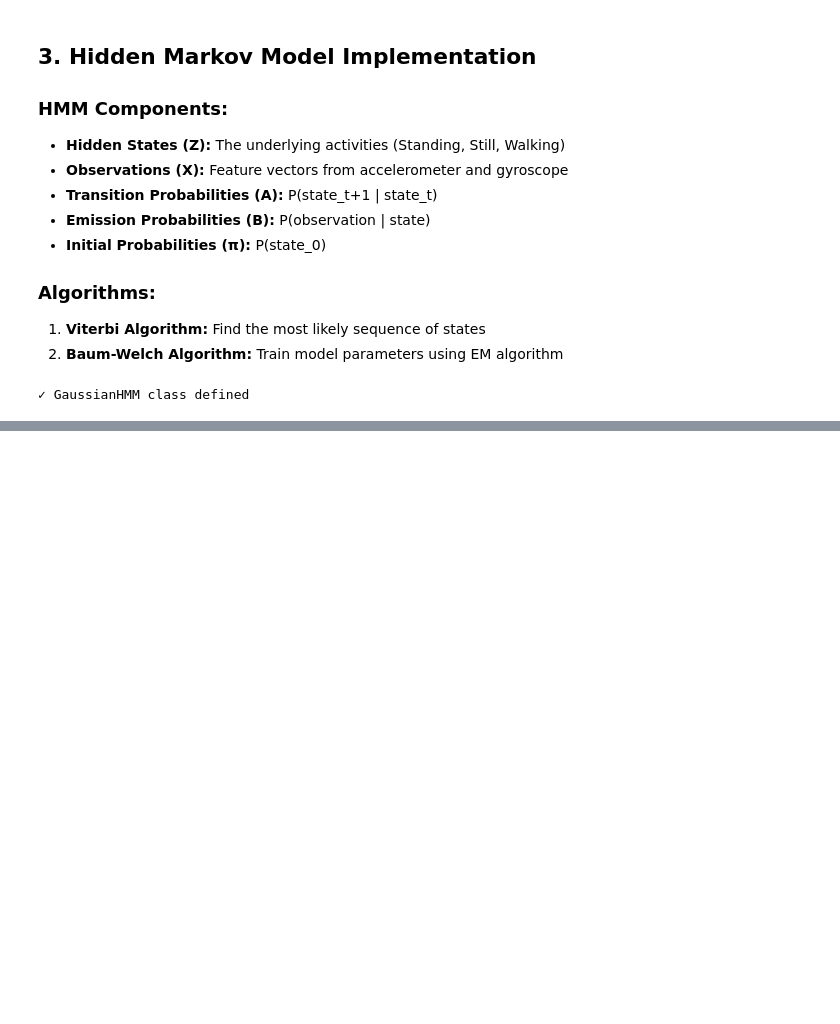
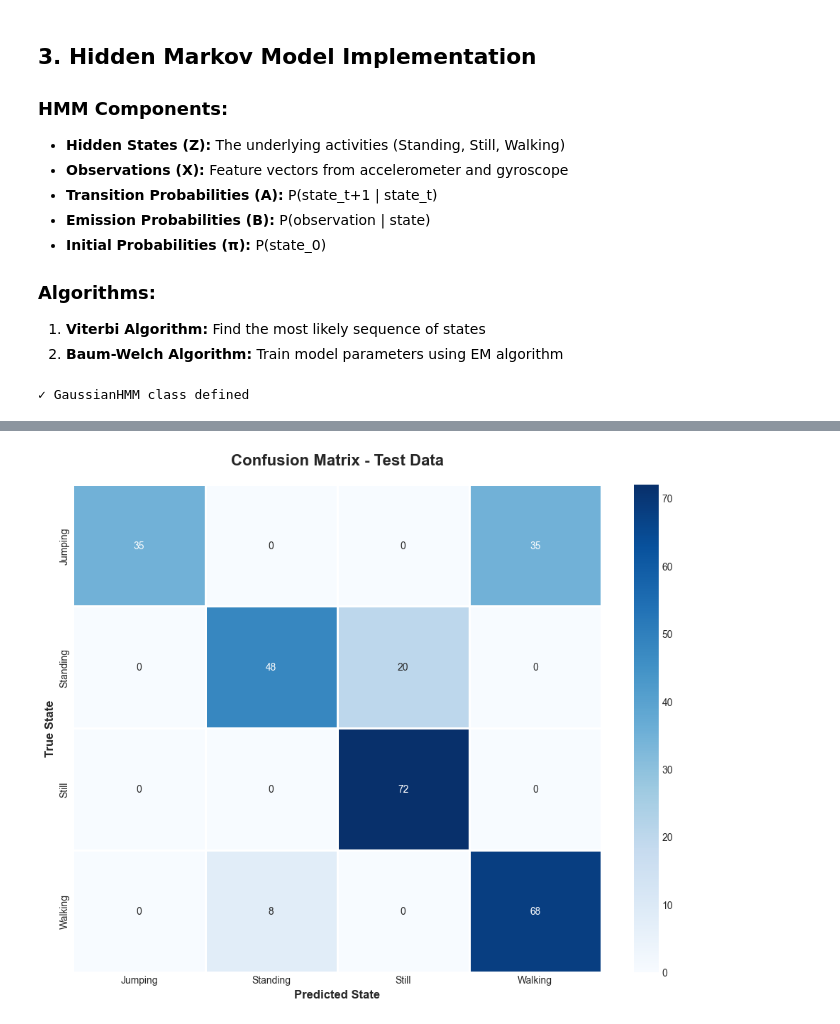
Before and after one commit to amuhirwa/HMM, a Jupyter notebook: notebook.ipynb, the cells around one changed output, grey strips where cells are left out. Cells and saved outputs as stored; diff of their text form; code cells hidden in the pictures; blank space fills up the shorter version.

```diff
--- a/notebook.ipynb
+++ b/notebook.ipynb
@@ -970,0 +1580,78 @@ class GaussianHMM:
+# %%
+# Make Predictions on Test Data
+
+print("Making predictions on test data...")
+y_pred = hmm.predict(X_test)
+
+# Calculate overall accuracy
+accuracy = accuracy_score(y_test, y_pred)
+
+print("\n" + "=" * 60)
+print(f"Overall Test Accuracy: {accuracy:.4f} ({accuracy*100:.2f}%)")
+print("=" * 60)
+
+# Confusion Matrix
+cm = confusion_matrix(y_test, y_pred, labels=hmm.state_names)
+
+plt.figure(figsize=(10, 8))
+sns.heatmap(cm, annot=True, fmt='d', cmap='Blues',
+            xticklabels=hmm.state_names, yticklabels=hmm.state_names,
+            linewidths=1, linecolor='white')
+plt.title('Confusion Matrix - Test Data', fontweight='bold', fontsize=16, pad=20)
+plt.xlabel('Predicted State', fontweight='bold', fontsize=12)
+plt.ylabel('True State', fontweight='bold', fontsize=12)
+plt.tight_layout()
+plt.show()
+
+# Classification Report
+print("\n" + "=" * 60)
+print("Classification Report:")
+print("=" * 60)
+print(classification_report(y_test, y_pred, target_names=hmm.state_names))
+
+# Calculate Sensitivity, Specificity for each class
+print("\n" + "=" * 60)
+print("Detailed Metrics Per Activity:")
+print("=" * 60)
+
+results_table = []
+
+for idx, activity in enumerate(hmm.state_names):
+    # True Positives, False Positives, True Negatives, False Negatives
+    tp = cm[idx, idx]
+    fp = cm[:, idx].sum() - tp
+    fn = cm[idx, :].sum() - tp
+    tn = cm.sum() - tp - fp - fn
+
+    # Calculate metrics
+    sensitivity = tp / (tp + fn) if (tp + fn) > 0 else 0
+    specificity = tn / (tn + fp) if (tn + fp) > 0 else 0
+    precision = tp / (tp + fp) if (tp + fp) > 0 else 0
+    f1 = 2 * tp / (2 * tp + fp + fn) if (2 * tp + fp + fn) > 0 else 0
+
+    n_samples = cm[idx, :].sum()
+
+    results_table.append({
+        'Activity': activity,
+        'Number of Samples': n_samples,
+        'Sensitivity (Recall)': f'{sensitivity:.4f}',
+        'Specificity': f'{specificity:.4f}',
+        'Precision': f'{precision:.4f}',
+        'F1-Score': f'{f1:.4f}',
+        'Overall Accuracy': f'{accuracy:.4f}'
+    })
+
+    print(f"\n{activity}:")
+    print(f"  Number of Samples: {n_samples}")
+    print(f"  Sensitivity (Recall): {sensitivity:.4f}")
+    print(f"  Specificity: {specificity:.4f}")
+    print(f"  Precision: {precision:.4f}")
+    print(f"  F1-Score: {f1:.4f}")
+
+# Create results DataFrame
+results_df = pd.DataFrame(results_table)
+print("\n" + "=" * 60)
+print("Summary Table:")
+print("=" * 60)
+print(results_df.to_string(index=False))
+# %% [output]
@@ -970,0 +1663 @@ class GaussianHMM:
+[figure, added]
```
Also changed, not shown: parts of 20 cells of this notebook.
